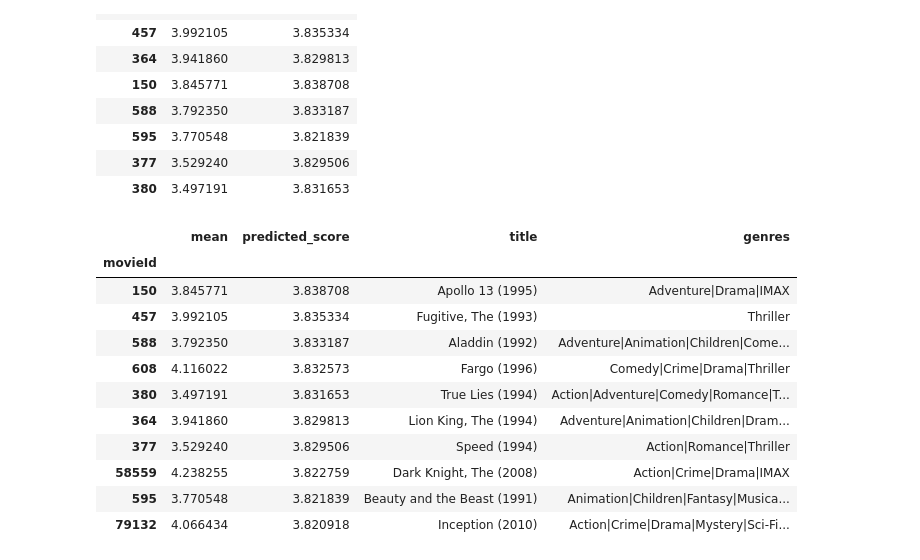
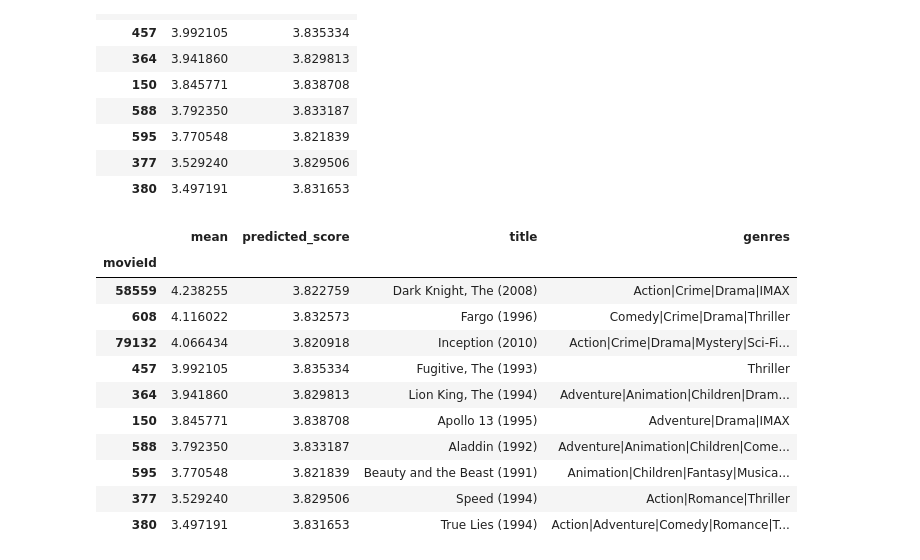
Before and after one commit to olgamonahova/ML, a Jupyter notebook: RecSys-02/HW/HW RecSys 2 - TFIDF.ipynb, the cells around one changed output. Saved outputs shown, nothing was run; the diff lists cells and outputs as text; code cells hidden in the pictures.

```diff
--- a/RecSys-02/HW/HW RecSys 2 - TFIDF.ipynb
+++ b/RecSys-02/HW/HW RecSys 2 - TFIDF.ipynb
@@ -230,17 +230,17 @@ reco_TOP10_for_user.sort_values('mean',ascending = False)
 | 380 | 3.497191 | 3.831653 |
 # %%
 # мне нравится подборка :)
-reco_TOP10_for_user.merge(movies.set_index('movieId'), on='movieId')
+reco_TOP10_for_user.merge(movies.set_index('movieId'), on='movieId').sort_values('mean',ascending = False)
 # %% [output]
 |  | mean | predicted_score | title | genres |
 | movieId |  |  |  |  |
+| 58559 | 4.238255 | 3.822759 | Dark Knight, The (2008) | Action|Crime|Drama|IMAX |
+| 608 | 4.116022 | 3.832573 | Fargo (1996) | Comedy|Crime|Drama|Thriller |
+| 79132 | 4.066434 | 3.820918 | Inception (2010) | Action|Crime|Drama|Mystery|Sci-Fi... |
+| 457 | 3.992105 | 3.835334 | Fugitive, The (1993) | Thriller |
+| 364 | 3.941860 | 3.829813 | Lion King, The (1994) | Adventure|Animation|Children|Dram... |
 | 150 | 3.845771 | 3.838708 | Apollo 13 (1995) | Adventure|Drama|IMAX |
-| 457 | 3.992105 | 3.835334 | Fugitive, The (1993) | Thriller |
 | 588 | 3.792350 | 3.833187 | Aladdin (1992) | Adventure|Animation|Children|Come... |
-| 608 | 4.116022 | 3.832573 | Fargo (1996) | Comedy|Crime|Drama|Thriller |
+| 595 | 3.770548 | 3.821839 | Beauty and the Beast (1991) | Animation|Children|Fantasy|Musica... |
+| 377 | 3.529240 | 3.829506 | Speed (1994) | Action|Romance|Thriller |
 | 380 | 3.497191 | 3.831653 | True Lies (1994) | Action|Adventure|Comedy|Romance|T... |
-| 364 | 3.941860 | 3.829813 | Lion King, The (1994) | Adventure|Animation|Children|Dram... |
-| 377 | 3.529240 | 3.829506 | Speed (1994) | Action|Romance|Thriller |
-| 58559 | 4.238255 | 3.822759 | Dark Knight, The (2008) | Action|Crime|Drama|IMAX |
-| 595 | 3.770548 | 3.821839 | Beauty and the Beast (1991) | Animation|Children|Fantasy|Musica... |
-| 79132 | 4.066434 | 3.820918 | Inception (2010) | Action|Crime|Drama|Mystery|Sci-Fi... |
```
